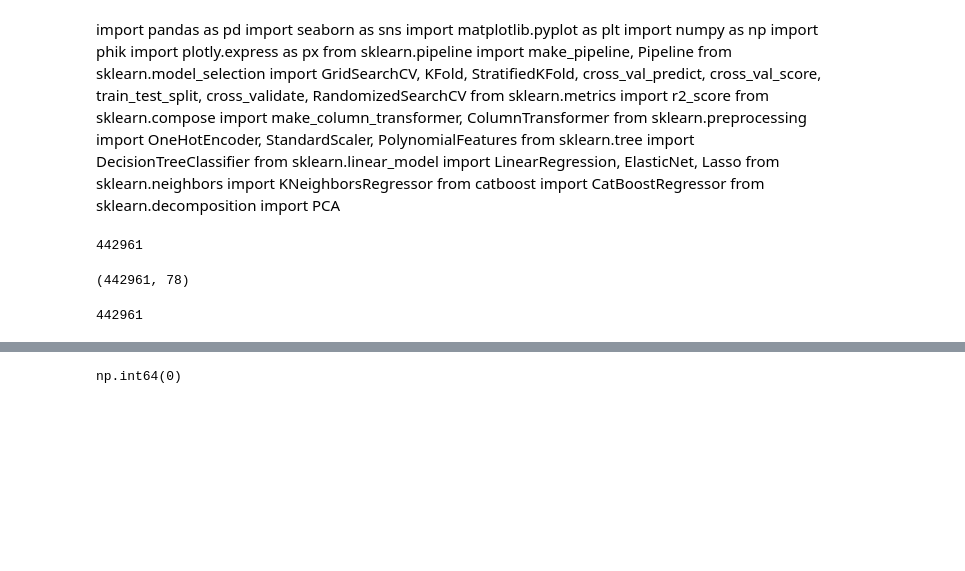
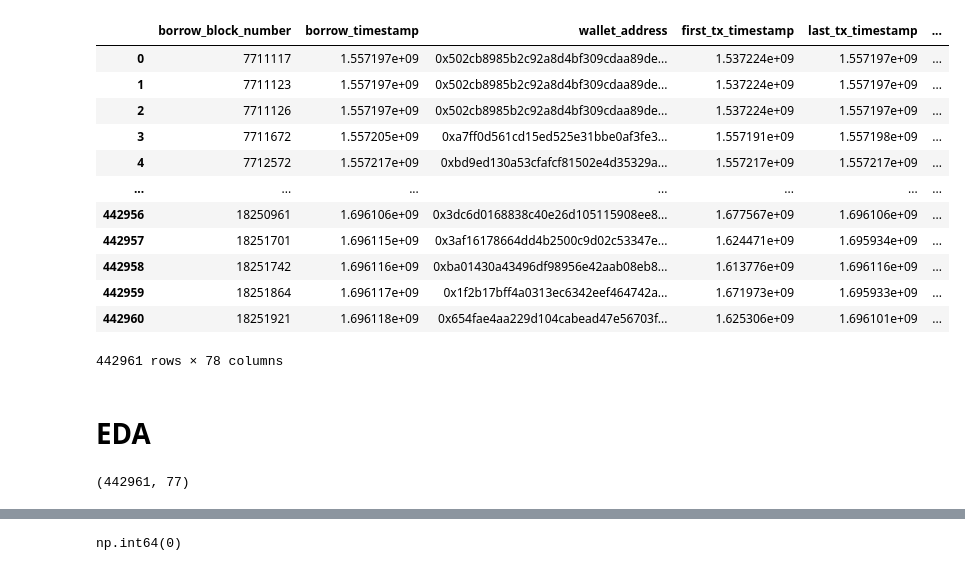
Before and after one commit to GalinaSapel/api3, a Jupyter notebook: m.ipynb, the cells around one changed output, grey strips where cells are left out. Saved outputs shown, nothing was run; the diff lists cells and outputs as text; code cells hidden in the pictures; blank space fills up the shorter version.

```diff
--- a/m.ipynb
+++ b/m.ipynb
@@ -18,17 +22,0 @@ ModuleNotFoundError: No module named 'seaborn'
-# %% [markdown]
-import pandas as pd
-import seaborn as sns
-import matplotlib.pyplot as plt
-import numpy as np
-import phik
-import plotly.express as px
-from sklearn.pipeline import make_pipeline, Pipeline
-from sklearn.model_selection import GridSearchCV, KFold, StratifiedKFold, cross_val_predict, cross_val_score, train_test_split, cross_validate, RandomizedSearchCV
-from sklearn.metrics import r2_score
-from sklearn.compose import make_column_transformer, ColumnTransformer
-from sklearn.preprocessing import OneHotEncoder, StandardScaler, PolynomialFeatures
-from sklearn.tree import DecisionTreeClassifier
-from sklearn.linear_model import LinearRegression, ElasticNet, Lasso
-from sklearn.neighbors import KNeighborsRegressor
-from catboost import CatBoostRegressor
-from sklearn.decomposition import PCA
@@ -37,10 +23,27 @@ df = pd.read_parquet(r"C:\Users\1213i\Desktop\DS\project\data\raw\dataset.parque
-# %%
-len(df)
-# %% [output]
-442961
+# %%
+table = pq.read_table(r"C:\Users\1213i\Desktop\DS\api2\dataset.parquet")
+df = table.to_pandas()
+df
+# %% [output]
+|  | borrow_block_number | borrow_timestamp | wallet_address | first_tx_timestamp | last_tx_timestamp | ... |
+| 0 | 7711117 | 1.557197e+09 | 0x502cb8985b2c92a8d4bf309cdaa89de... | 1.537224e+09 | 1.557197e+09 | ... |
+| 1 | 7711123 | 1.557197e+09 | 0x502cb8985b2c92a8d4bf309cdaa89de... | 1.537224e+09 | 1.557197e+09 | ... |
+| 2 | 7711126 | 1.557197e+09 | 0x502cb8985b2c92a8d4bf309cdaa89de... | 1.537224e+09 | 1.557197e+09 | ... |
+| 3 | 7711672 | 1.557205e+09 | 0xa7ff0d561cd15ed525e31bbe0af3fe3... | 1.557191e+09 | 1.557198e+09 | ... |
+| 4 | 7712572 | 1.557217e+09 | 0xbd9ed130a53cfafcf81502e4d35329a... | 1.557217e+09 | 1.557217e+09 | ... |
+| ... | ... | ... | ... | ... | ... | ... |
+| 442956 | 18250961 | 1.696106e+09 | 0x3dc6d0168838c40e26d105115908ee8... | 1.677567e+09 | 1.696106e+09 | ... |
+| 442957 | 18251701 | 1.696115e+09 | 0x3af16178664dd4b2500c9d02c53347e... | 1.624471e+09 | 1.695934e+09 | ... |
+| 442958 | 18251742 | 1.696116e+09 | 0xba01430a43496df98956e42aab08eb8... | 1.613776e+09 | 1.696116e+09 | ... |
+| 442959 | 18251864 | 1.696117e+09 | 0x1f2b17bff4a0313ec6342eef464742a... | 1.671973e+09 | 1.695933e+09 | ... |
+| 442960 | 18251921 | 1.696118e+09 | 0x654fae4aa229d104cabead47e56703f... | 1.625306e+09 | 1.696101e+09 | ... |
+442961 rows × 78 columns
+# %% [markdown]
+# EDA
 # %%
+df = df.set_index('borrow_block_number')
 df.shape
 # %% [output]
-(442961, 78)
+(442961, 77)
 # %%
 df = df.drop_duplicates()
@@ -47,4 +50,0 @@ df = df.drop_duplicates()
-# %%
-len(df)
-# %% [output]
-442961
```
Also changed, not shown: parts of 44 cells of this notebook.
